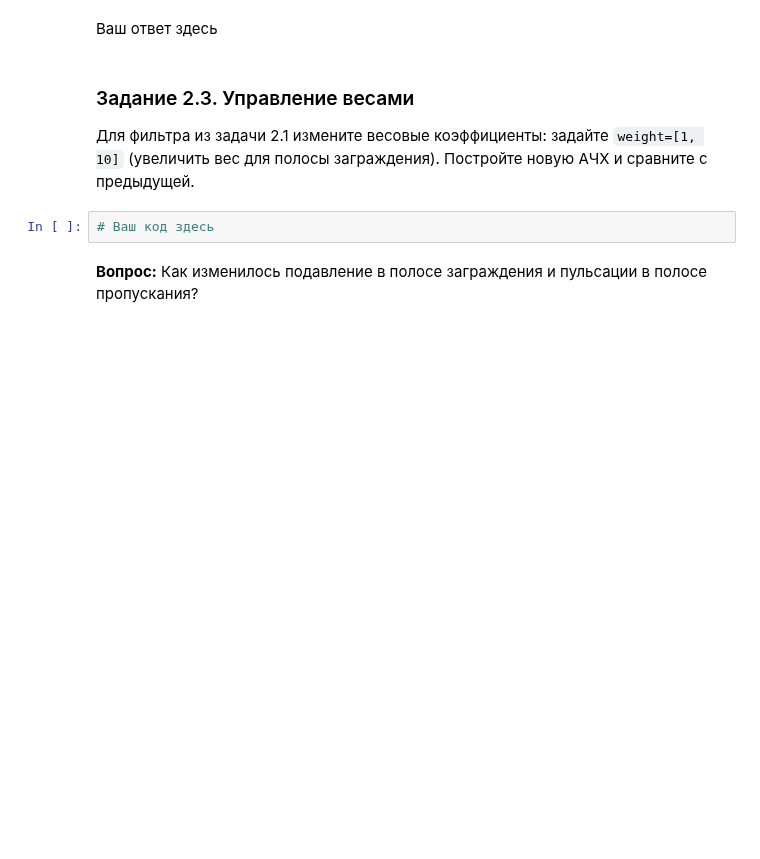
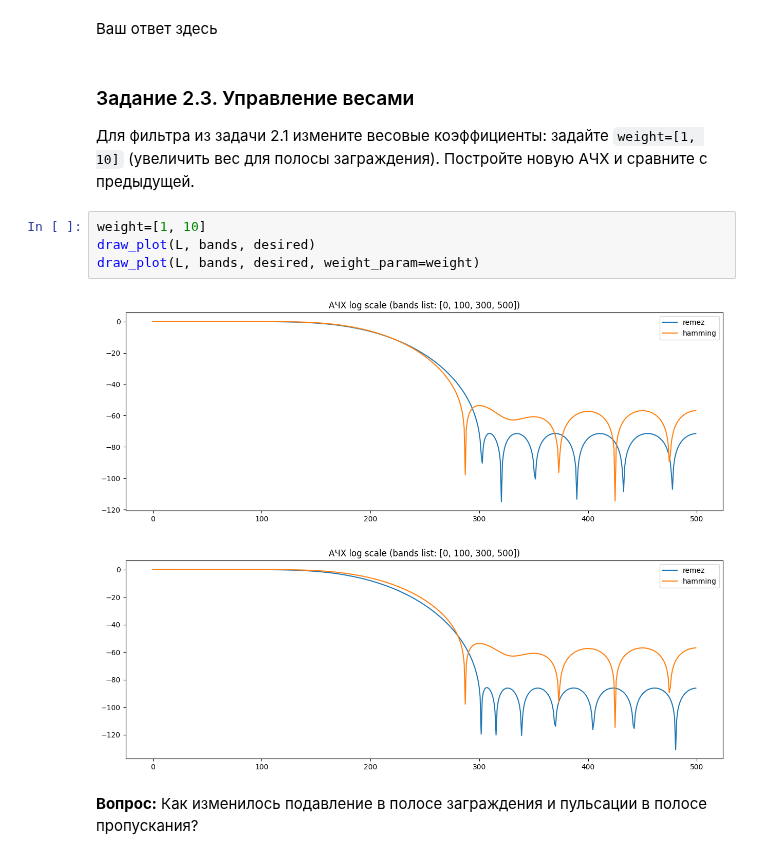
Before and after one commit to Korobokkk/YADRO-2026_dsp-seminars, a Jupyter notebook: seminars/6.ipynb, the cells around one changed output. Cells and saved outputs as stored; diff of their text form; blank space fills up the shorter version.

```diff
--- a/seminars/6.ipynb
+++ b/seminars/6.ipynb
@@ -196,8 +224,13 @@ plt.show()
 # %% [markdown]
 ### Задание 2.3. Управление весами
 Для фильтра из задачи 2.1 измените весовые коэффициенты: задайте `weight=[1, 10]` (увеличить вес для полосы заграждения). Постройте новую АЧХ и сравните с предыдущей.
-# %%
-# Ваш код здесь
+# %%
+weight=[1, 10]
+draw_plot(L, bands, desired)
+draw_plot(L, bands, desired, weight_param=weight)
+# %% [output]
+[figure, added]
+[figure, added]
 # %% [markdown]
 **Вопрос:** Как изменилось подавление в полосе заграждения и пульсации в полосе пропускания?
 # %% [markdown]
```
Also changed, not shown: parts of 6 cells of this notebook.
